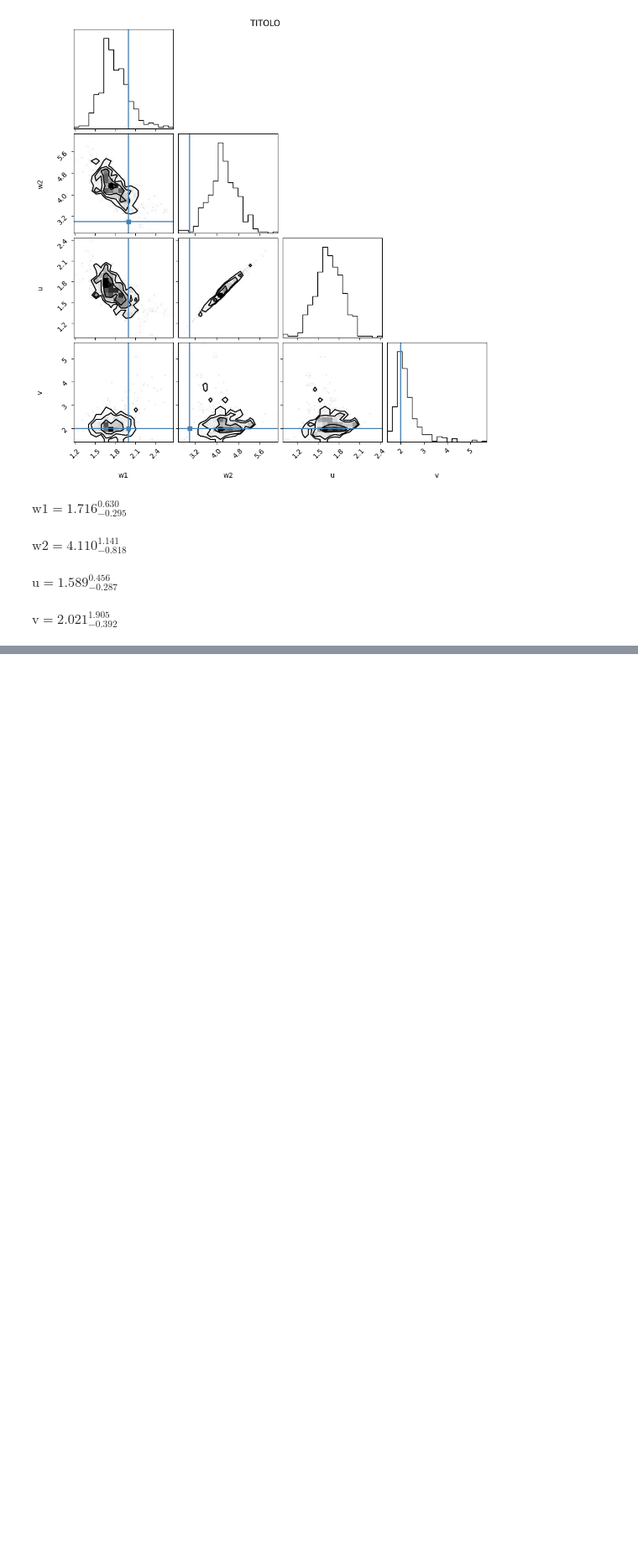
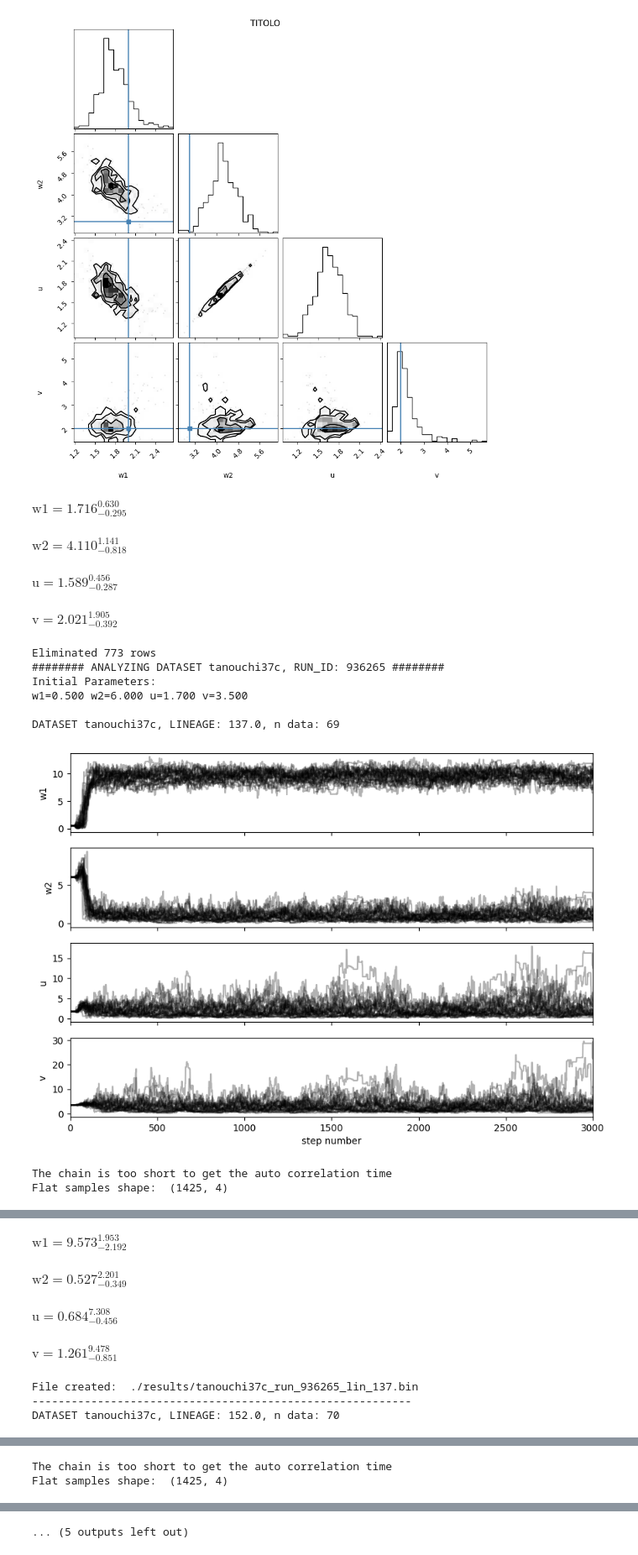
Before and after one commit to EmanueleSarte/microbial_growth, a Jupyter notebook: project_model2.ipynb, the cells around one changed output, grey strips where cells are left out. Shown at 84% size. Saved outputs shown, nothing was run; the diff lists cells and outputs as text; code cells hidden in the pictures; blank space fills up the shorter version.

```diff
--- a/project_model2.ipynb
+++ b/project_model2.ipynb
@@ -103,11 +108,11 @@ names_to_dataset_map = {d.df_name: d for d in [tanouchi25c_set, tanouchi37c_set,
 
 df = tanouchi37c_set
 WRITE_ON_FILE = True
-OUTPUT = False
-AUTO_FIND_P0 = True
+OUTPUT = True
+AUTO_FIND_P0 = False
 FOLDER_PATH = "./results/"
 DF_NAME = df.df_name
-lineages = []
+lineages = [137, 152]
 nwalkers = 25
 chain_lenght = 3000
 discard = 1000
@@ -116,10 +121,11 @@ model = Model2()
 run_id = get_run_id(model.__class__)
 
 
-params_mapping = {Model3: (['length_birth'],
-                           [slice(0, None)])}
+params_mapping = {Model2: (['length_birth'], [slice(0, -1)]),
+    Model3: (["division_ratio", "length_final", "growth_rate"],
+            [slice(1, None), slice(None, -1), slice(1, None)])}
 
-START = False
+START = True
 if USE_DATASET and START:
 
     columns = ["growth_rate"]
@@ -139,13 +145,16 @@ if USE_DATASET and START:
             truths = find_initial_params(df)
         else:
             truths = [a, b, c, d, w2, u, v]
+    elif model.__class__ == Model2:
+        w1, w2, u, v = 0.5, 6, 1.7, 3.5
+        truths = [w1, w2, u, v]
     else:
         raise ValueError("Specify the truth for this model")
 
     labels = model.fix_params_label
 
     ndim = len(truths)
-    guess = np.array(truths) + 1e-4 * np.random.randn(nwalkers, ndim)
+    guess = np.array(truths) + 1e-5 * np.random.randn(nwalkers, ndim)
 
     if not lineages:
         lineages = list(df['lineage_ID'].unique().astype(int))
@@ -166,30 +175,40 @@ if USE_DATASET and START:
         spans = df_lin["generationtime"][1:].to_numpy()
         params_list = []
         for param, slic in zip(*params_mapping[model.__class__]):
             params_list.append(df_lin[param][slic].to_numpy())
 
         title = f"{DF_NAME}  run_id: {run_id}  lineage: {lin_id}"
         result = emcee_analysis(nwalkers=nwalkers, truths=truths, log_prob_fn=model.log_prob,
                                 args=(spans, *params_list), guess=guess, chain_lenght=chain_lenght,
                                 labels=labels, use_pool=True, discard=discard, thinning=thin_number,
                                 plot=OUTPUT)
         samples, flat_samples, result_dict = result
 
         if WRITE_ON_FILE:
             data = {"n_walkers": nwalkers, "ndim": ndim, "dataset": DF_NAME, "lineage_id": lin_id,
                     "truths": truths, "initial_guess": guess, "labels": labels,
                     # "spans": spans, "alphas": alphas, "kappas": kappas, "m_finals": m_finals,
                     "samples": samples, "tau": None, "thin_number": thin_number, "discard": discard,
                     "flat_samples": flat_samples, "result_dict": result_dict, "data_length": len(df_lin),
                     "data": [spans, *params_list],
                     "run_id": run_id
                     }
 
             filename = f"{DF_NAME}_run_{run_id:06}_lin_{int(lin_id):03}.bin"
             Path(FOLDER_PATH).mkdir(parents=True, exist_ok=True)
 
             with open(FOLDER_PATH + filename, "wb") as f:
                 pickle.dump(data, f)
 
             print("File created: ", FOLDER_PATH + filename)
             print("----------------------------------------------------------")
+# %% [output]
+Eliminated 773 rows
+######## ANALYZING DATASET tanouchi37c, RUN_ID: 936265 ########
+Initial Parameters:
+w1=0.500 w2=6.000 u=1.700 v=3.500
+
+DATASET tanouchi37c, LINEAGE: 137.0, n data: 69
+[figure, added]
+The chain is too short to get the auto correlation time
+Flat samples shape:  (1425, 4)
@@ -195,0 +216,7 @@ if USE_DATASET and START:
+$\displaystyle \mathrm{w1} = 9.573_{-2.192}^{1.953}$
+$\displaystyle \mathrm{w2} = 0.527_{-0.349}^{2.201}$
+$\displaystyle \mathrm{u} = 0.684_{-0.456}^{7.308}$
+$\displaystyle \mathrm{v} = 1.261_{-0.851}^{9.478}$
+File created:  ./results/tanouchi37c_run_936265_lin_137.bin
+----------------------------------------------------------
+DATASET tanouchi37c, LINEAGE: 152.0, n data: 70
@@ -195,0 +224,2 @@ if USE_DATASET and START:
+The chain is too short to get the auto correlation time
+Flat samples shape:  (1425, 4)
@@ -196,3 +227,4 @@ if USE_DATASET and START:
+... (5 outputs left out)
 # %%
 ########### READ BACK THE FILE CREATED ########################
 FOLDER_PATH = "./results/"
```
Also changed, not shown: parts of 3 cells of this notebook, 2 other files.
